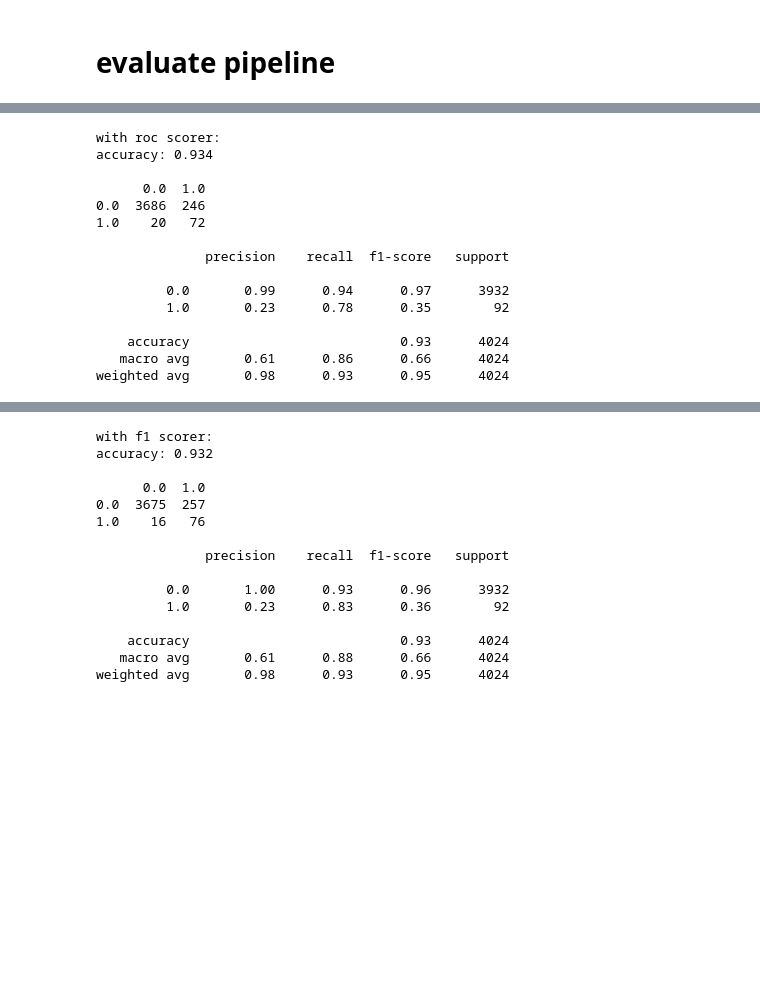
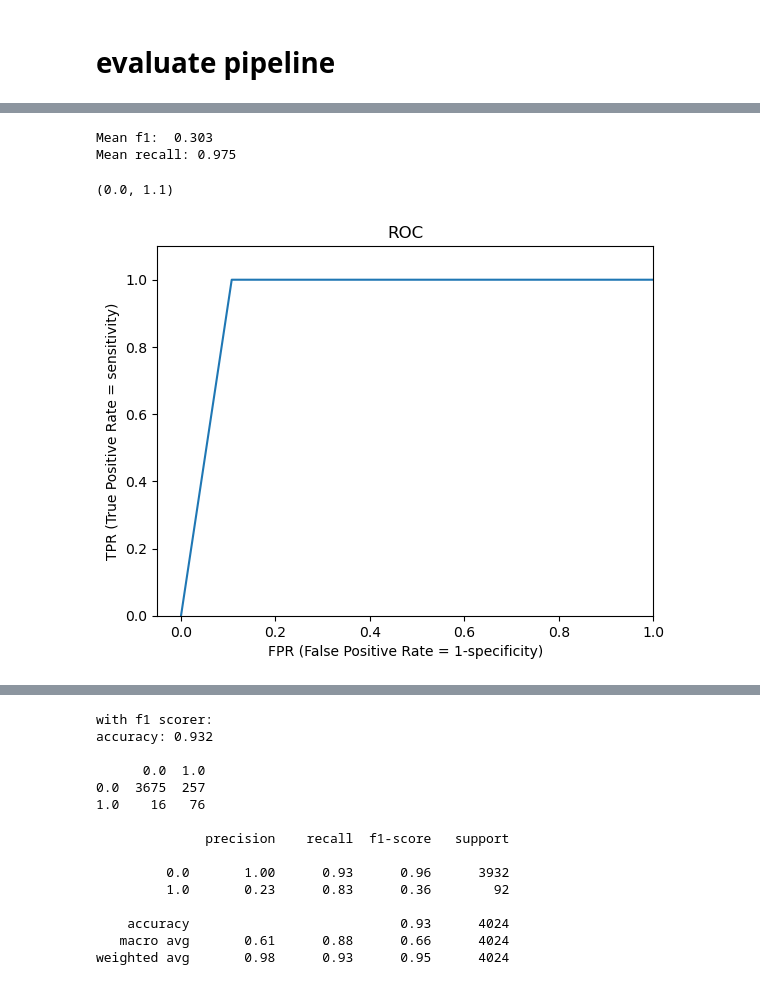
Before and after one commit to roy2392/breast_cancer_classification, a Jupyter notebook: pipline for A Stage.ipynb, the cells around one changed output, grey strips where cells are left out. Drawn from its saved outputs; the diff is of its cells as text; code cells hidden in the pictures; blank space fills up the shorter version.

Commit message:
build scorer

```diff
--- a/pipline for A Stage.ipynb
+++ b/pipline for A Stage.ipynb
@@ -169,0 +137,29 @@ Best parameter (CV score=0.328):
+# %%
+df = pd.read_csv('Breast_Cancer.csv')
+df = cancer_encode_without_ms(df)
+#df = cancer_encode(df)
+df = cancer_features_select(df)
+X = df.drop(['A Stage'], axis=1, inplace=False) #sould be without
+y = df['A Stage']
+# %%
+over = SMOTE()
+scaler = StandardScaler() #אני מנסה פה להשתמש בסקלר בלי לעטוף חזרה את הנתונים בטבלת פנדה. אם זה לא יעבוד נעטוף בפונקציה נפרדת
+logistic = LogisticRegression()#max_iter=10000) #צריך להגדיר את המודל
+#log_steps = [("encoder",encoder),("selector",selector),("scaler", scaler), ("over", over), ("logistic", logistic)]
+log_steps = [("scaler", scaler), ("over", over), ("logistic", logistic)]
+
+pipe_log = Pipeline(steps=log_steps)
+
+param_grid_log = {
+    "over__sampling_strategy": [0.1,0.2,0.3,0.5],
+    "over__k_neighbors": [5,6,7,8],
+    "logistic__C": [1,4],
+    "logistic__class_weight":[{0: 1, 1: 1},{0: 1, 1: 2},{0: 1, 1: 3},{0: 1, 1: 10}]
+}
+# %%
+
+search = GridSearchCV(pipe_log, param_grid_log, n_jobs=5,scoring=make_scorer(f1_recall_avg))
+search.fit(X, y)
+print("Best parameter (CV score=%0.3f):" % search.best_score_)
+print(search.best_params_)
+log_estimator = search.best_estimator_
@@ -208,19 +171,20 @@ weighted avg       0.97      0.96      0.96      4024
-# %%
-print("with roc scorer:")
-print(report(search, X, y))
-# %% [output]
-with roc scorer:
-accuracy: 0.934
-
-      0.0  1.0
-0.0  3686  246
-1.0    20   72
-
-              precision    recall  f1-score   support
-
-         0.0       0.99      0.94      0.97      3932
-         1.0       0.23      0.78      0.35        92
-
-    accuracy                           0.93      4024
-   macro avg       0.61      0.86      0.66      4024
-weighted avg       0.98      0.93      0.95      4024
+# %%
+cv = RepeatedStratifiedKFold(n_splits=5, n_repeats=3, random_state=1)
+scores = cross_validate(log_estimator, X, y, scoring=['recall','f1'], cv=cv, n_jobs=-1)
+print('Mean f1:  %.3f' % mean(scores['test_f1']))
+print('Mean recall: %.3f' % mean(scores['test_recall']))
+# %% [output]
+Mean f1:  0.303
+Mean recall: 0.975
+# %%
+fpr, tpr, thresholds = roc_curve(y, log_estimator.predict(X), pos_label=1)
+res = pd.DataFrame({'FPR': fpr, 'TPR': tpr, 'Threshold': thresholds})
+plt.plot(fpr, tpr)
+plt.title('ROC')
+plt.xlabel('FPR (False Positive Rate = 1-specificity)')
+plt.ylabel('TPR (True Positive Rate = sensitivity)')
+plt.xlim([-0.05, 1])
+plt.ylim([0, 1.1])
+# %% [output]
+(0.0, 1.1)
+[figure, added]
```
Also changed, not shown: parts of 59 cells of this notebook, 1 other file.
